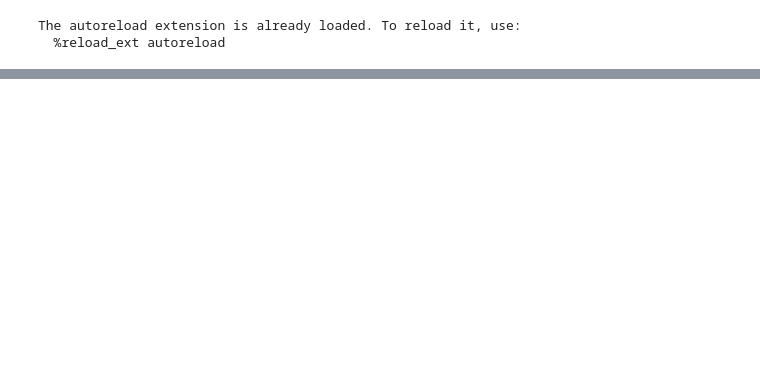
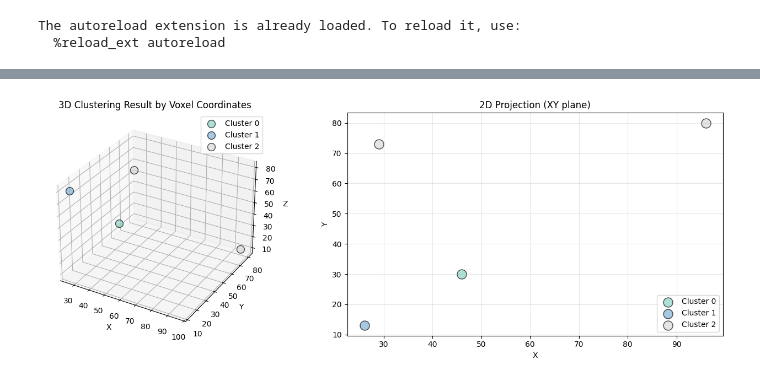
Before and after one commit to todoo123/FmriHandler, a Jupyter notebook: notebook_test/test.ipynb, the cells around one changed output, grey strips where cells are left out. Saved outputs shown, nothing was run; the diff lists cells and outputs as text; code cells hidden in the pictures; blank space fills up the shorter version.

```diff
--- a/notebook_test/test.ipynb
+++ b/notebook_test/test.ipynb
@@ -44,0 +44,16 @@ sim = prep.compute_similarity("corr")
+# %%
+# 4. 클러스터링 객체 생성
+clu = sim.cluster(
+    cluster_method="spectral",
+    cluster_hyper={
+        "n_clusters": 3,         # 필수
+        "remove_isolated": True,
+        "kmeans_nstart": 10,
+        "kmeans_itermax": 200,
+        "random_state": 2026,
+        "eig_solver": "auto",         # 대규모면 randomized 자동 전환
+        "randomized_switch_n_nodes": 15000,
+        "randomized_oversample": 20,
+        "randomized_n_iter": 2,
+    },
+)
@@ -44,0 +64,67 @@ sim = prep.compute_similarity("corr")
+# %%
+import matplotlib.pyplot as plt
+from mpl_toolkits.mplot3d import Axes3D
+
+# 클러스터 시각화: 좌표 기반
+coords = clu.voxel_coord  # (5, 3)
+labels = clu.label[0]      # 각 복셀의 클러스터 레이블
+
+# 고유한 클러스터 레이블 확인
+unique_labels = np.unique(labels)
+n_clusters = len(unique_labels[unique_labels >= 0])
+
+print(f"클러스터 레이블: {labels}")
+print(f"유니크 클러스터: {unique_labels}")
+print(f"클러스터 개수: {n_clusters}")
+
+# 3D 산점도
+fig = plt.figure(figsize=(14, 5))
+
+# 3D plot
+ax1 = fig.add_subplot(121, projection='3d')
+colors = plt.cm.Set3(np.linspace(0, 1, n_clusters + 1))
+
+for cluster_id in unique_labels:
+    if cluster_id >= 0:
+        mask = labels == cluster_id
+        ax1.scatter(
+            coords[mask, 0],
+            coords[mask, 1],
+            coords[mask, 2],
+            c=[colors[cluster_id]],
+            s=100,
+            label=f'Cluster {cluster_id}',
+            alpha=0.7,
+            edgecolors='black'
+        )
+
+ax1.set_xlabel('X')
+ax1.set_ylabel('Y')
+ax1.set_zlabel('Z')
+ax1.set_title('3D Clustering Result by Voxel Coordinates')
+ax1.legend()
+
+# 2D 투영 (XY 평면)
+ax2 = fig.add_subplot(122)
+for cluster_id in unique_labels:
+    if cluster_id >= 0:
+        mask = labels == cluster_id
+        ax2.scatter(
+            coords[mask, 0],
+            coords[mask, 1],
+            c=[colors[cluster_id]],
+            s=150,
+            label=f'Cluster {cluster_id}',
+            alpha=0.7,
+            edgecolors='black'
+        )
+
+ax2.set_xlabel('X')
+ax2.set_ylabel('Y')
+ax2.set_title('2D Projection (XY plane)')
+ax2.legend()
+ax2.grid(True, alpha=0.3)
+
+plt.tight_layout()
+plt.show()
+# %% [output]
@@ -44,0 +134 @@ sim = prep.compute_similarity("corr")
+[figure, added]
```
Also changed, not shown: parts of 8 cells of this notebook.
